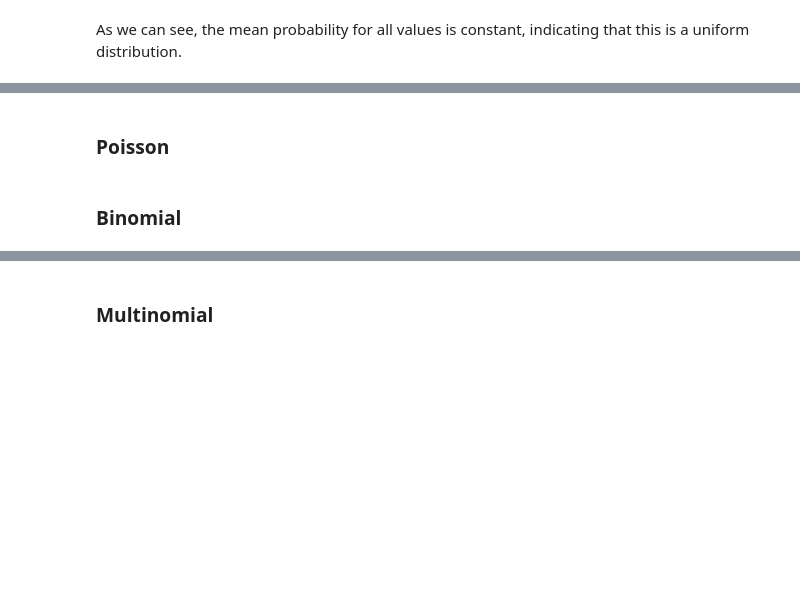
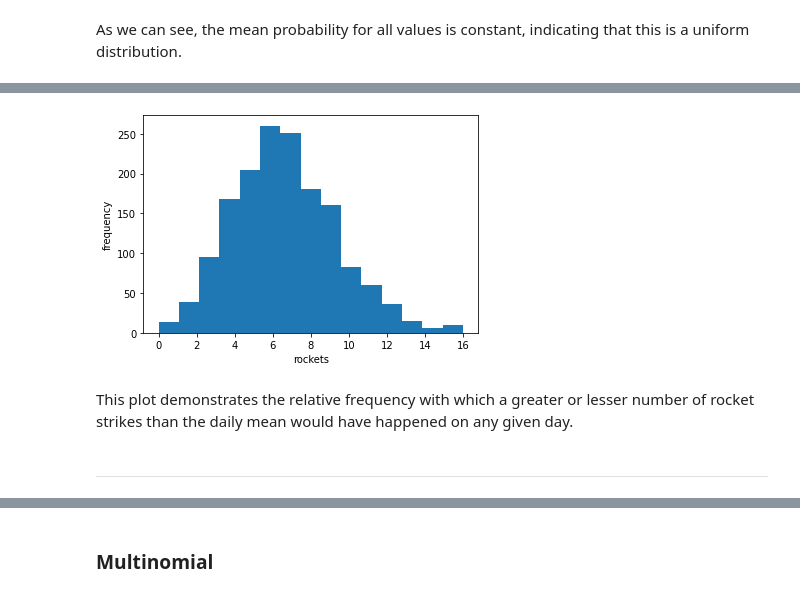
Before and after one commit to donalbuggy/programmingForDataAnalysisAssignment, a Jupyter notebook: progDA Assignment.ipynb, the cells around one changed output, grey strips where cells are left out. Saved outputs shown, nothing was run; the diff lists cells and outputs as text; code cells hidden in the pictures; blank space fills up the shorter version.

```diff
--- a/progDA Assignment.ipynb
+++ b/progDA Assignment.ipynb
@@ -308,4 +334,14 @@ As we can see, the mean probability for all values is constant, indicating that
+# %%
+meanRocketsPerDay = 6.75
+area = 1579
+rocketsAreaDistribution = np.poisson(meanRocketsPerDay, area)
+count, bins, ignored = plt.hist(rocketsAreaDistribution, 15, density=False) # generating the histogram
+plt.xlabel("rockets")
+plt.ylabel("frequency")
+plt.show()
+# %% [output]
+[figure, added]
+# %% [markdown]
+This plot demonstrates the relative frequency with which a greater or lesser number of rocket strikes than the daily mean would have happened on any given day.
 # %% [markdown]
-### Poisson
+***
-# %% [markdown]
-### Binomial
```
Also changed, not shown: parts of 12 cells of this notebook.
